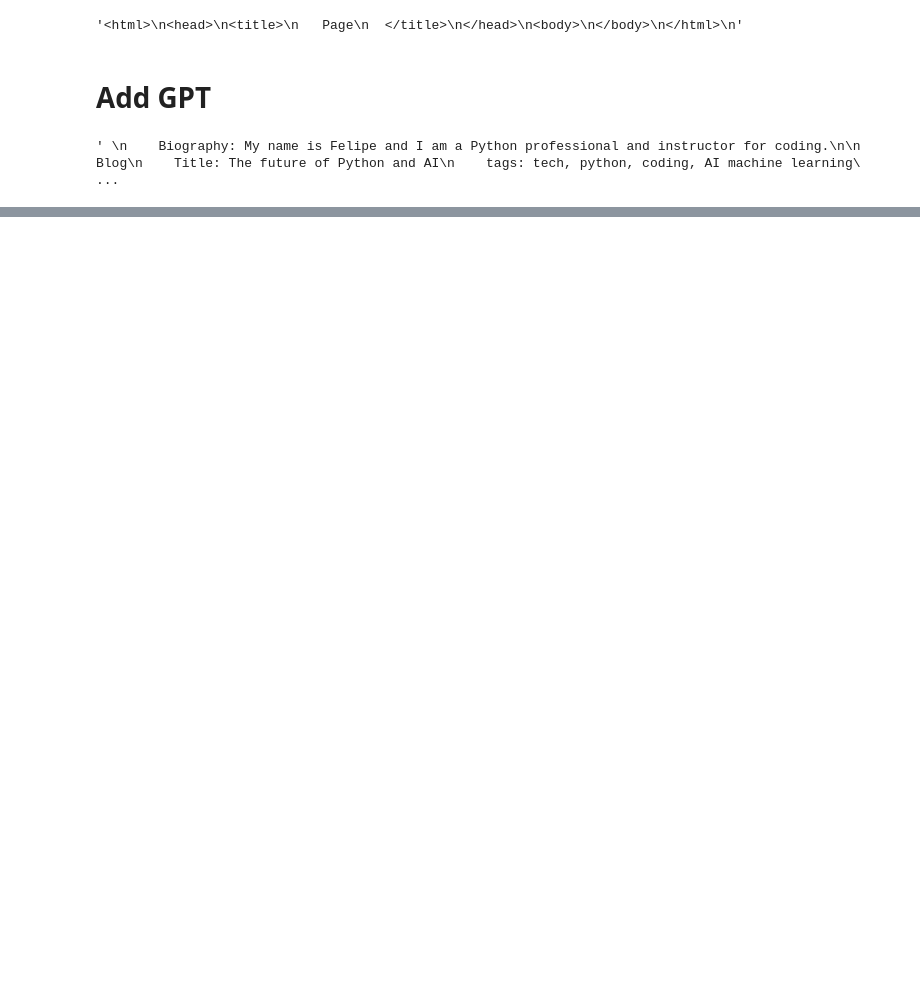
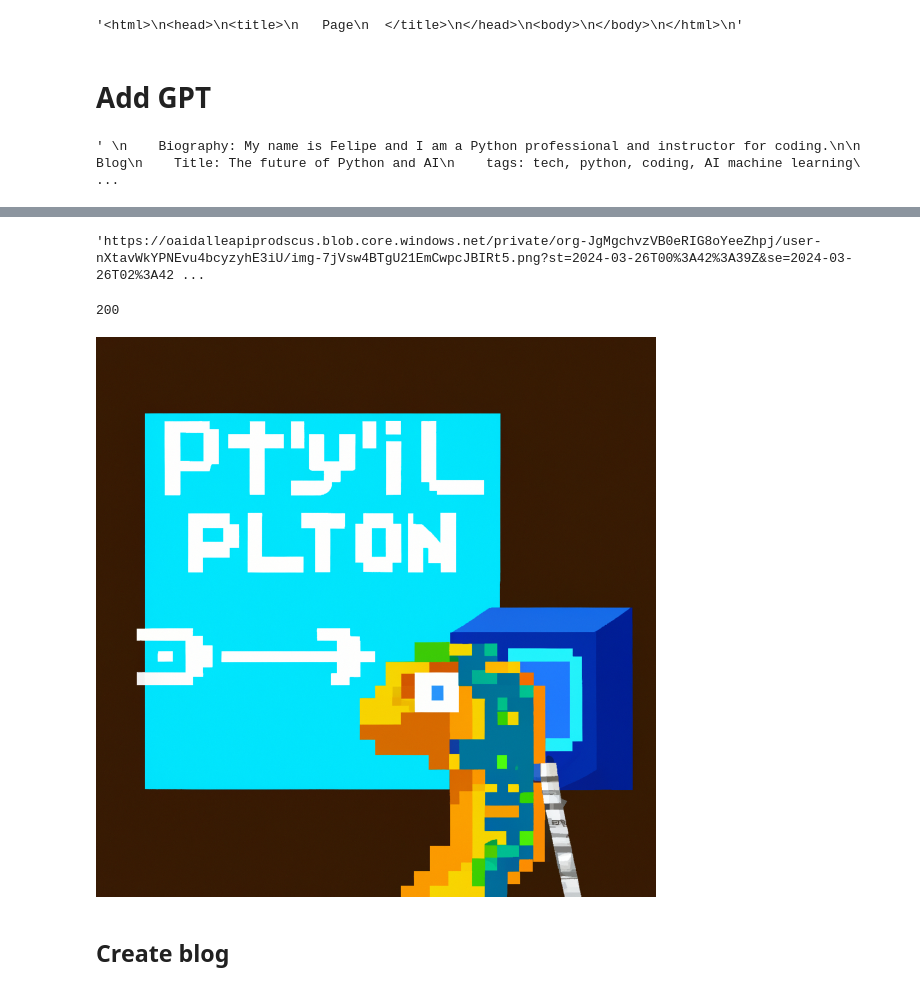
Before and after one commit to Felipe-Tommaselli/GPT-Projects, a Jupyter notebook: 04-Post_Creator/04_post_creator.ipynb, the cells around one changed output, grey strips where cells are left out. Cells and saved outputs as stored; diff of their text form; code cells hidden in the pictures; blank space fills up the shorter version.

Commit message:
Added new blog

```diff
--- a/04-Post_Creator/04_post_creator.ipynb
+++ b/04-Post_Creator/04_post_creator.ipynb
@@ -183,3 +180,8 @@ response_img = openai.images.generate(
     quality="standard",
     n=1,
 )
+# %%
+img_url = response_img.data[0].url
+img_url
+# %% [output]
+'https://oaidalleapiprodscus.blob.core.windows.net/private/org-JgMgchvzVB0eRIG8oYeeZhpj/user-nXtavWkYPNEvu4bcyzyhE3iU/img-7jVsw4BTgU21EmCwpcJBIRt5.png?st=2024-03-26T00%3A42%3A39Z&se=2024-03-26T02%3A42 ...
@@ -185,0 +200,4 @@ response_img = openai.images.generate(
+# %%
+save_image(img_url, file_name='cover.png') # 200 == ok
+# %% [output]
+200
@@ -185,0 +206,6 @@ response_img = openai.images.generate(
+# %%
+Image.open('cover.png')
+# %% [output]
+[figure, added]
+# %% [markdown]
+## Create blog
```
Also changed, not shown: parts of 9 cells of this notebook, 8 other files.
